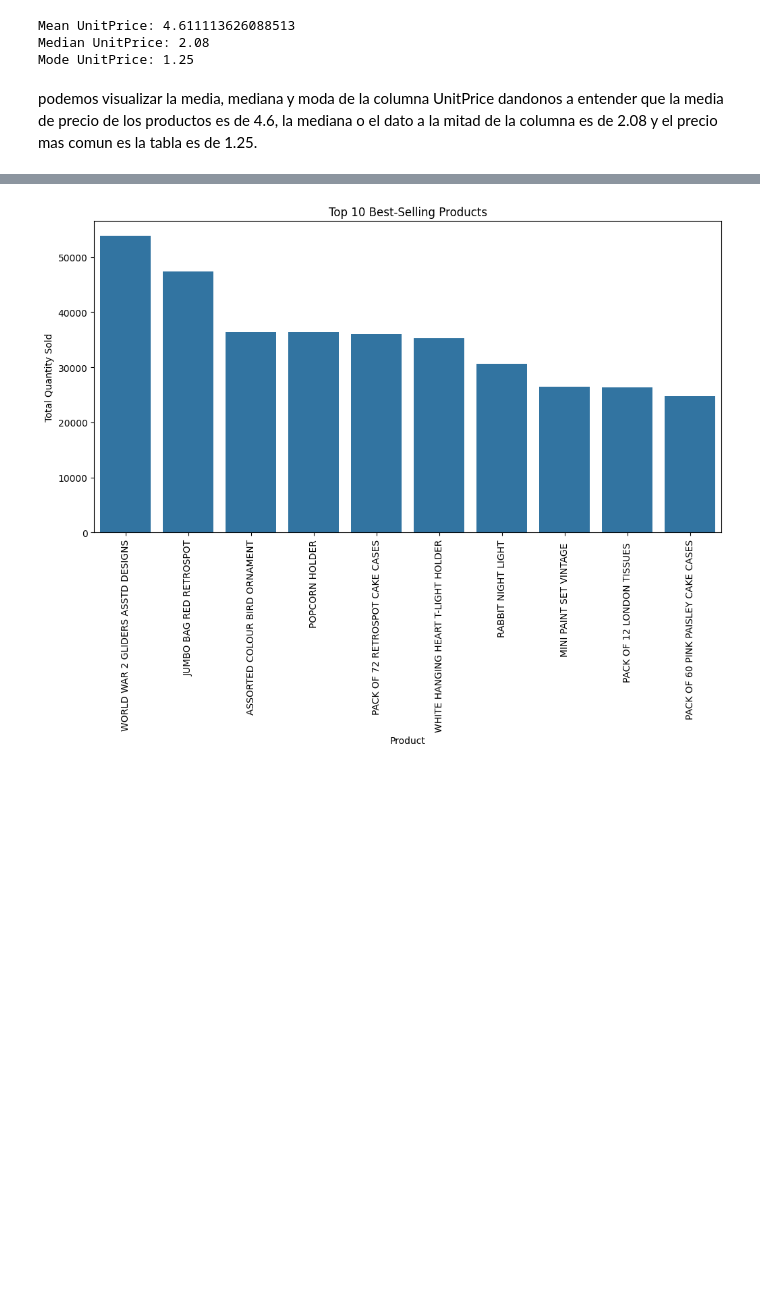
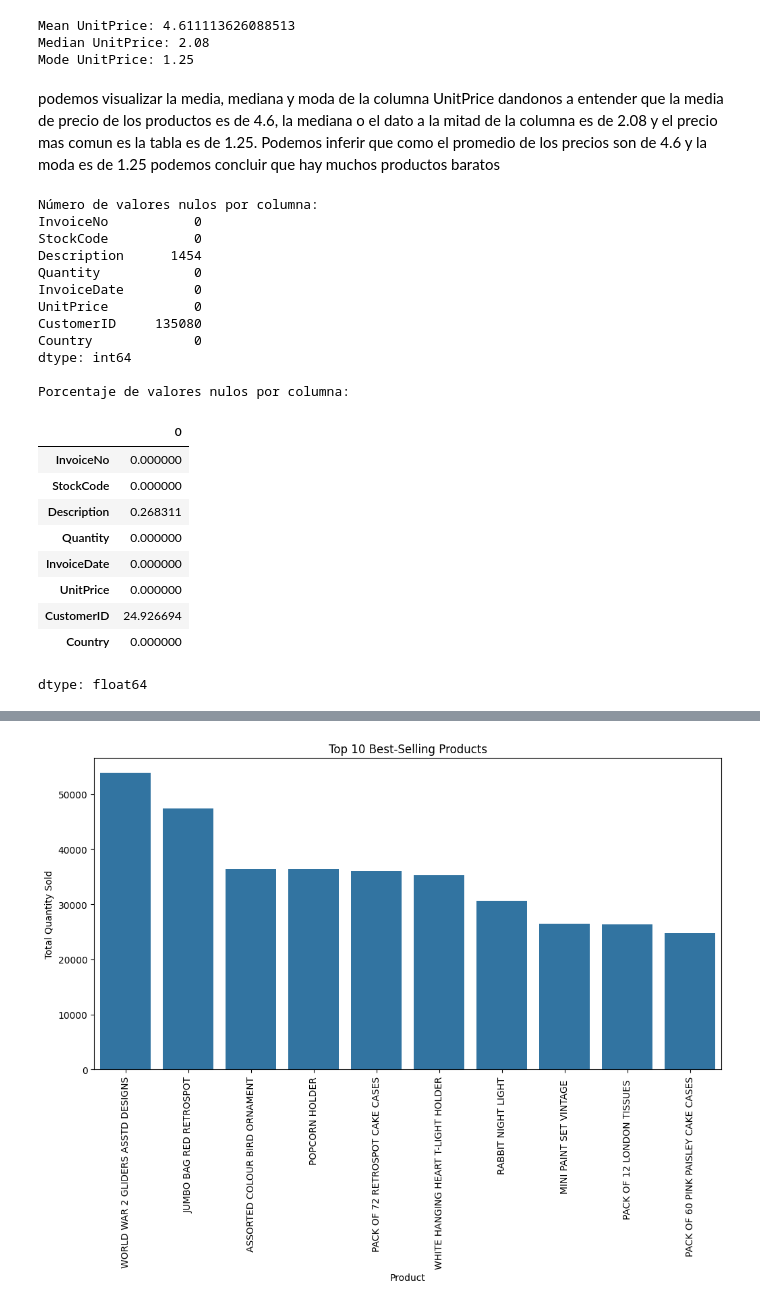
Before and after one commit to Extopus/era-la-wea, a Jupyter notebook: Untitled3.ipynb, the cells around one changed output, grey strips where cells are left out. Saved outputs shown, nothing was run; the diff lists cells and outputs as text; code cells hidden in the pictures; blank space fills up the shorter version.

```diff
--- a/Untitled3.ipynb
+++ b/Untitled3.ipynb
@@ -66,4 +108,39 @@ Mean UnitPrice: 4.611113626088513
 Median UnitPrice: 2.08
 Mode UnitPrice: 1.25
 # %% [markdown]
-podemos visualizar la media, mediana y moda de la columna UnitPrice dandonos a entender que la media de precio de los productos es de 4.6, la mediana o el dato a la mitad de la columna es de 2.08 y el precio mas comun es la tabla es de 1.25.
+podemos visualizar la media, mediana y moda de la columna UnitPrice dandonos a entender que la media de precio de los productos es de 4.6, la mediana o el dato a la mitad de la columna es de 2.08 y el precio mas comun es la tabla es de 1.25. Podemos inferir que como el promedio de los precios son de 4.6 y la moda es de 1.25 podemos concluir que hay muchos productos baratos
+# %%
+
+
+# Identify null values
+null_values = df.isnull().sum()
+print("\nNúmero de valores nulos por columna:")
+print(null_values)
+
+# Percentage of null values
+null_percentage = (df.isnull().sum() / len(df)) * 100
+print("\nPorcentaje de valores nulos por columna:")
+null_percentage
+# %% [output]
+Número de valores nulos por columna:
+InvoiceNo           0
+StockCode           0
+Description      1454
+Quantity            0
+InvoiceDate         0
+UnitPrice           0
+CustomerID     135080
+Country             0
+dtype: int64
+
+Porcentaje de valores nulos por columna:
+|  | 0 |
+| InvoiceNo | 0.000000 |
+| StockCode | 0.000000 |
+| Description | 0.268311 |
+| Quantity | 0.000000 |
+| InvoiceDate | 0.000000 |
+| UnitPrice | 0.000000 |
+| CustomerID | 24.926694 |
+| Country | 0.000000 |
+dtype: float64
```
Also changed, not shown: parts of 6 cells of this notebook.
